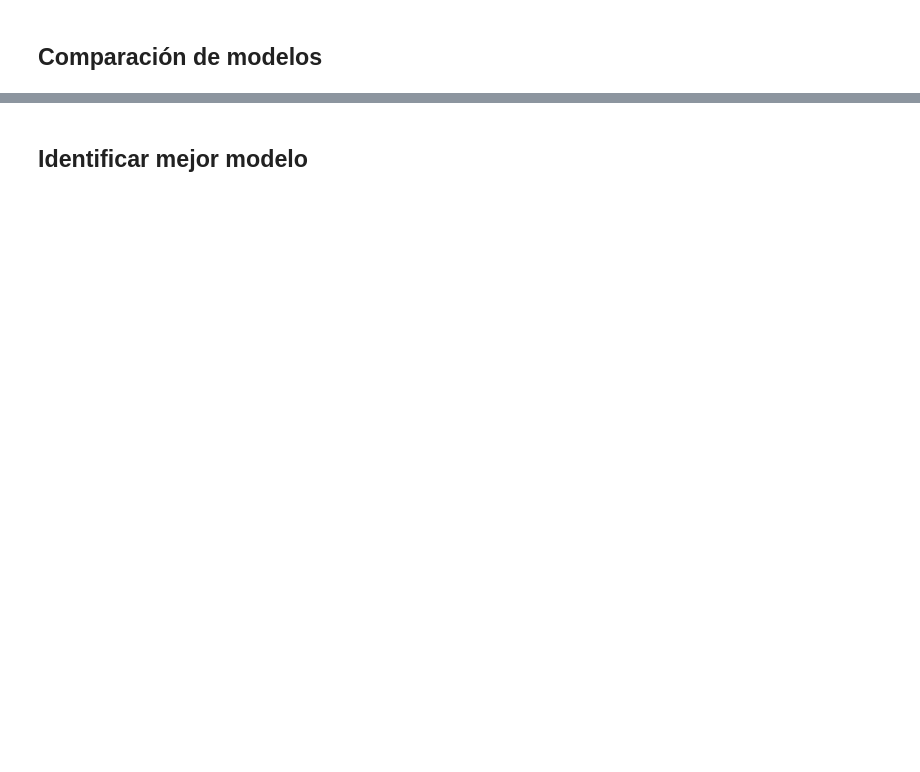
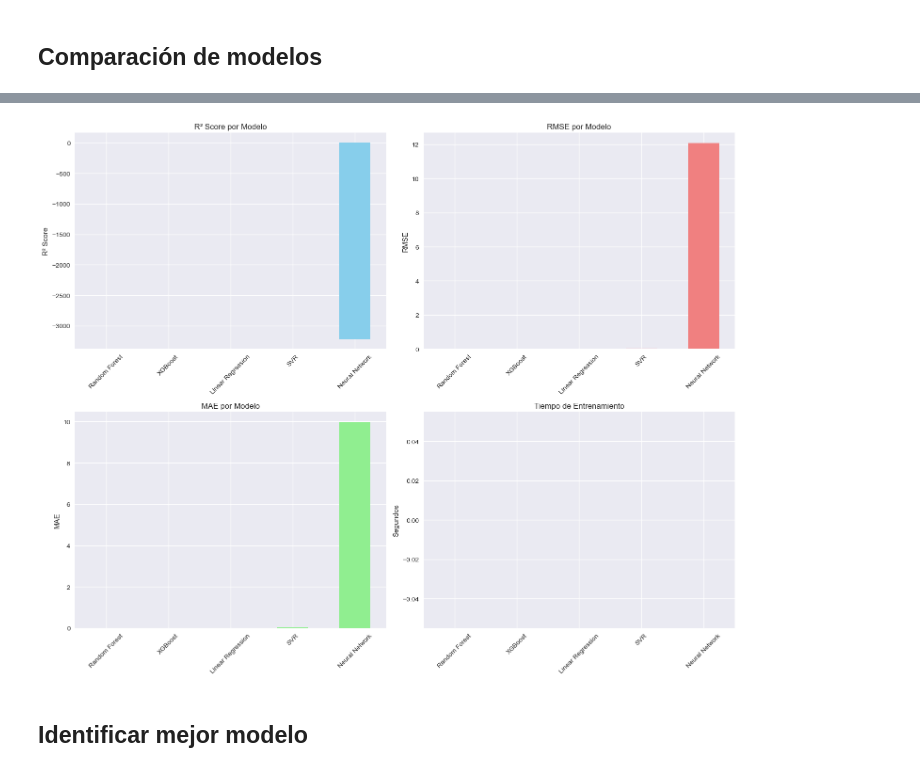
Before and after one commit to AbrahamTartalos/alzheimer-multimodal-monitoring, a Jupyter notebook: notebooks/09b_regression_models.ipynb, the cells around one changed output, grey strips where cells are left out. Drawn from its saved outputs; the diff is of its cells as text; code cells hidden in the pictures; blank space fills up the shorter version.

Commit message:
Primera versión de los modelos de Regresión y sus métricas

```diff
--- a/notebooks/09b_regression_models.ipynb
+++ b/notebooks/09b_regression_models.ipynb
@@ -215,22 +287,22 @@ MlflowException: Failed to convert metric value to float: can only convert an ar
 # %%
 # Comparación de modelos
 models_comparison = {
-    'Linear Regression': lr_results,
-    'Random Forest': rf_results,
-    'XGBoost': xgb_results,
-    'SVR': svr_results,
-    'Neural Network': nn_results
+     'Linear Regression': results['linear_regression'],
+     'Random Forest': results['random_forest'],
+     'XGBoost': results.get('xgboost', {}),
+     'SVR': results['svr'],
+     'Neural Network': results.get('neural_network', {})
 }
 
 # Crear DataFrame de comparación
 comparison_df = pd.DataFrame({
     model_name: {
-        'R² Score': results['r2_score'],
-        'RMSE': results['rmse'],
-        'MAE': results['mae'],
-        'Training Time (s)': results.get('training_time', 0)
+        'R² Score': metrics['r2_score'],
+        'RMSE': metrics['rmse'],
+        'MAE': metrics['mae'],
+        'Training Time (s)': metrics.get('training_time', 0)  # Usar 0 si no existe
     }
-    for model_name, results in models_comparison.items()
+    for model_name, metrics in models_comparison.items()
 }).T
 
 print("\n📊 COMPARACIÓN DE MODELOS DE REGRESIÓN")
@@ -239,34 +320,39 @@ print(comparison_df.round(4))
 # %%
+# Ordenar por R² Score (opcional pero útil)
+comparison_df = comparison_df.sort_values('R² Score', ascending=False)
+
 # Visualizaciones de comparación
 fig, axes = plt.subplots(2, 2, figsize=(15, 12))
 
 # R² Score comparison
 comparison_df['R² Score'].plot(kind='bar', ax=axes[0,0], color='skyblue')
 axes[0,0].set_title('R² Score por Modelo')
 axes[0,0].set_ylabel('R² Score')
 axes[0,0].tick_params(axis='x', rotation=45)
 
 # RMSE comparison
 comparison_df['RMSE'].plot(kind='bar', ax=axes[0,1], color='lightcoral')
 axes[0,1].set_title('RMSE por Modelo')
 axes[0,1].set_ylabel('RMSE')
 axes[0,1].tick_params(axis='x', rotation=45)
 
 # MAE comparison
 comparison_df['MAE'].plot(kind='bar', ax=axes[1,0], color='lightgreen')
 axes[1,0].set_title('MAE por Modelo')
 axes[1,0].set_ylabel('MAE')
 axes[1,0].tick_params(axis='x', rotation=45)
 
 # Training Time comparison
 if 'Training Time (s)' in comparison_df.columns:
     comparison_df['Training Time (s)'].plot(kind='bar', ax=axes[1,1], color='orange')
     axes[1,1].set_title('Tiempo de Entrenamiento')
     axes[1,1].set_ylabel('Segundos')
     axes[1,1].tick_params(axis='x', rotation=45)
 
 plt.tight_layout()
 plt.show()
+# %% [output]
+[figure, added]
 # %% [markdown]
 ## Identificar mejor modelo
 # %%
```
Also changed, not shown: parts of 6 cells of this notebook.
